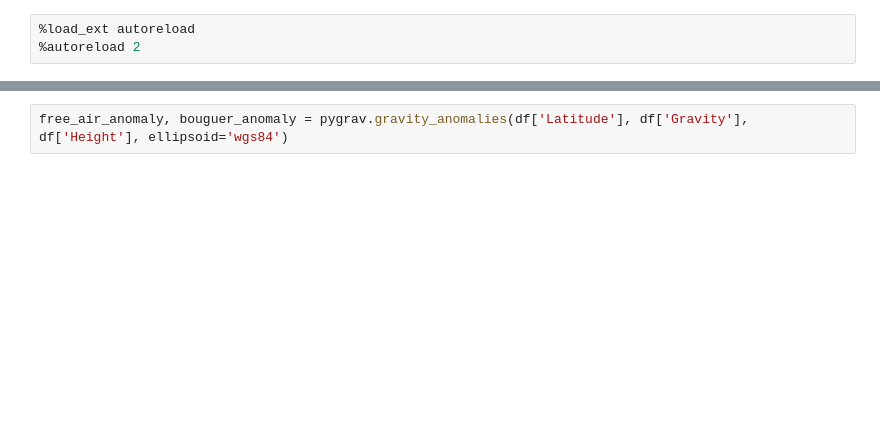
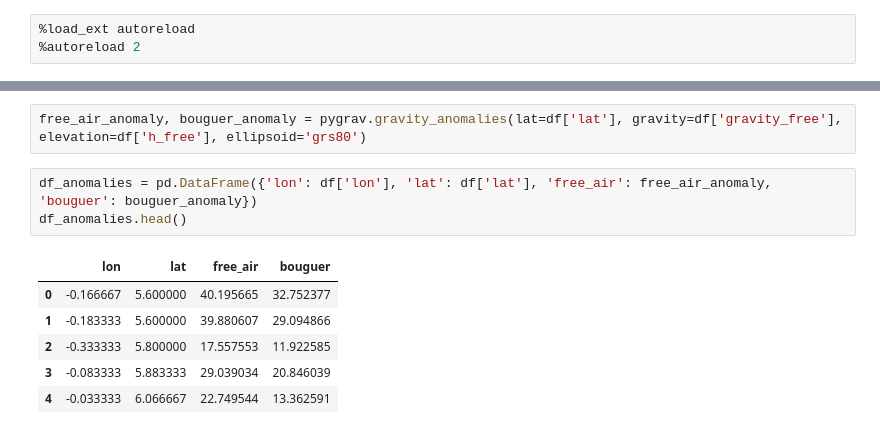
Before and after one commit to cikelly/geoidlab, a Jupyter notebook: Notebooks/Gravity Anomaly.ipynb, the cells around one changed output, grey strips where cells are left out. Drawn from its saved outputs; the diff is of its cells as text; blank space fills up the shorter version.

```diff
--- a/Notebooks/Gravity Anomaly.ipynb
+++ b/Notebooks/Gravity Anomaly.ipynb
@@ -23,3 +36,13 @@ df.head()
 # %%
-free_air_anomaly, bouguer_anomaly = pygrav.gravity_anomalies(df['Latitude'], df['Gravity'], df['Height'], ellipsoid='wgs84')
+free_air_anomaly, bouguer_anomaly = pygrav.gravity_anomalies(lat=df['lat'], gravity=df['gravity_free'], elevation=df['h_free'], ellipsoid='grs80')
+# %%
+df_anomalies = pd.DataFrame({'lon': df['lon'], 'lat': df['lat'], 'free_air': free_air_anomaly, 'bouguer': bouguer_anomaly})
+df_anomalies.head()
+# %% [output]
+|  | lon | lat | free_air | bouguer |
+| 0 | -0.166667 | 5.600000 | 40.195665 | 32.752377 |
+| 1 | -0.183333 | 5.600000 | 39.880607 | 29.094866 |
+| 2 | -0.333333 | 5.800000 | 17.557553 | 11.922585 |
+| 3 | -0.083333 | 5.883333 | 29.039034 | 20.846039 |
+| 4 | -0.033333 | 6.066667 | 22.749544 | 13.362591 |
 # %%
```
Also changed, not shown: parts of 4 cells of this notebook, 1 other file.
